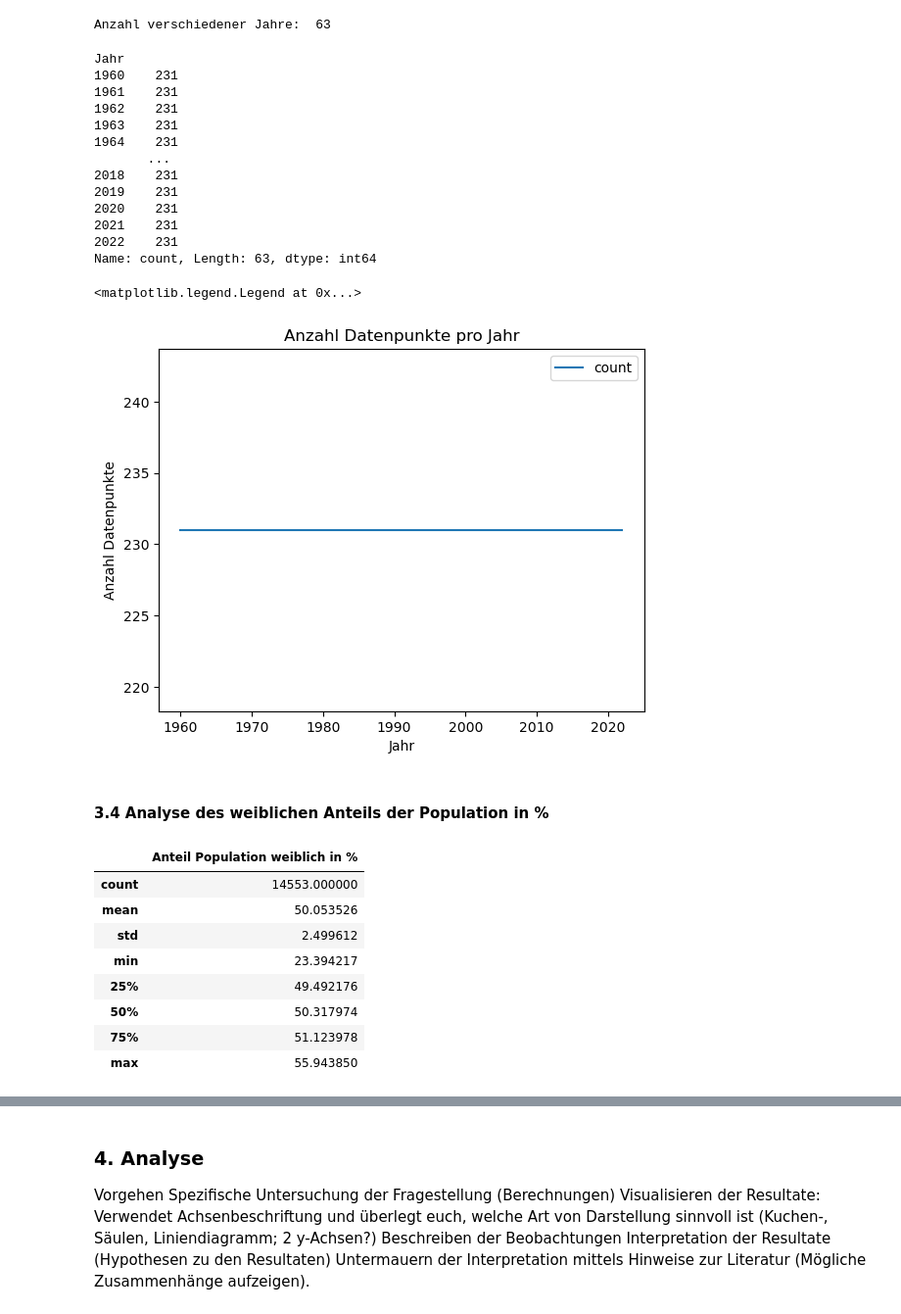
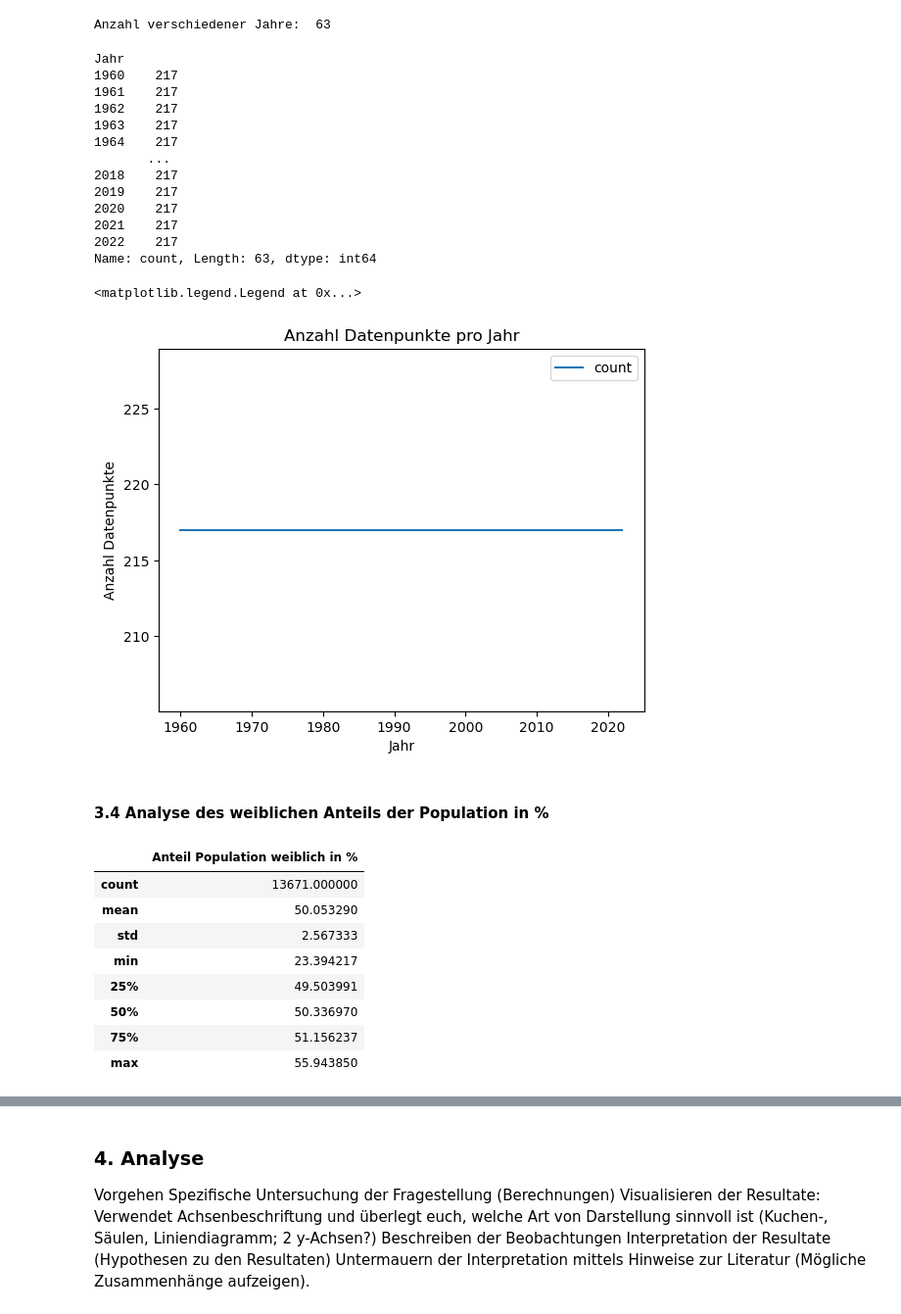
Before and after one commit to elenabuchli/Leistungsnachweis_2, a Jupyter notebook: Leistungsnachweis_Python_Frauenanteil.ipynb, the cells around one changed output, grey strips where cells are left out. Shown at 98% size. Drawn from its saved outputs; the diff is of its cells as text; code cells hidden in the pictures.

```diff
--- a/Leistungsnachweis_Python_Frauenanteil.ipynb
+++ b/Leistungsnachweis_Python_Frauenanteil.ipynb
@@ -40,0 +53,19 @@ Welche Datentypen kommen in meinem Datensatz vor?
+# %%
+zu_entfernende_gebiete =  [
+    "East Asia and Pacific (WB)",
+    "Europe and Central Asia (WB)",
+    "European Union (27)",
+    "High-income countries",
+    "Latin America and Caribbean (WB)",
+    "Lower-middle-income countries",
+    "Low-income countries",
+    "Middle East and North Africa (WB)",
+    "Middle-income countries",
+    "North America (WB)",
+    "South Asia (WB)",
+    "Sub-Saharan Africa (WB)",
+    "Upper-middle-income countries",
+    "World"
+]
+df_filtered=df[~df['Gebiet'].isin(zu_entfernende_gebiete)]
+df_filtered
@@ -137,40 +178,40 @@ print('Anzahl verschiedener Jahre: ', len(df['Jahr'].unique()))
 # %% [output]
 Anzahl verschiedener Jahre:  63
 # %%
-df['Jahr'].value_counts().sort_index()
+df_filtered['Jahr'].value_counts().sort_index()
 # %% [output]
 Jahr
-1960    231
-1961    231
-1962    231
-1963    231
-1964    231
+1960    217
+1961    217
+1962    217
+1963    217
+1964    217
        ...
-2018    231
-2019    231
-2020    231
-2021    231
-2022    231
+2018    217
+2019    217
+2020    217
+2021    217
+2022    217
 Name: count, Length: 63, dtype: int64
 # %%
-g = df['Jahr'].value_counts().sort_index().plot(ylabel='Anzahl Datenpunkte', title='Anzahl Datenpunkte pro Jahr');
+g = df_filtered['Jahr'].value_counts().sort_index().plot(ylabel='Anzahl Datenpunkte', title='Anzahl Datenpunkte pro Jahr');
 g.legend()
 # %% [output]
 <matplotlib.legend.Legend at 0x...>
-[figure, old version]
+[figure, new version]
 # %% [markdown]
 #### 3.4 Analyse des weiblichen Anteils der Population in %
 # %%
-x=df["Anteil Population weiblich in %"].describe()
+x=df_filtered["Anteil Population weiblich in %"].describe()
 pd.DataFrame(x)
 # %% [output]
 |  | Anteil Population weiblich in % |
-| count | 14553.000000 |
-| mean | 50.053526 |
-| std | 2.499612 |
+| count | 13671.000000 |
+| mean | 50.053290 |
+| std | 2.567333 |
 | min | 23.394217 |
-| 25% | 49.492176 |
-| 50% | 50.317974 |
-| 75% | 51.123978 |
+| 25% | 49.503991 |
+| 50% | 50.336970 |
+| 75% | 51.156237 |
 | max | 55.943850 |
 # %%
```
Also changed, not shown: parts of 17 cells of this notebook.
